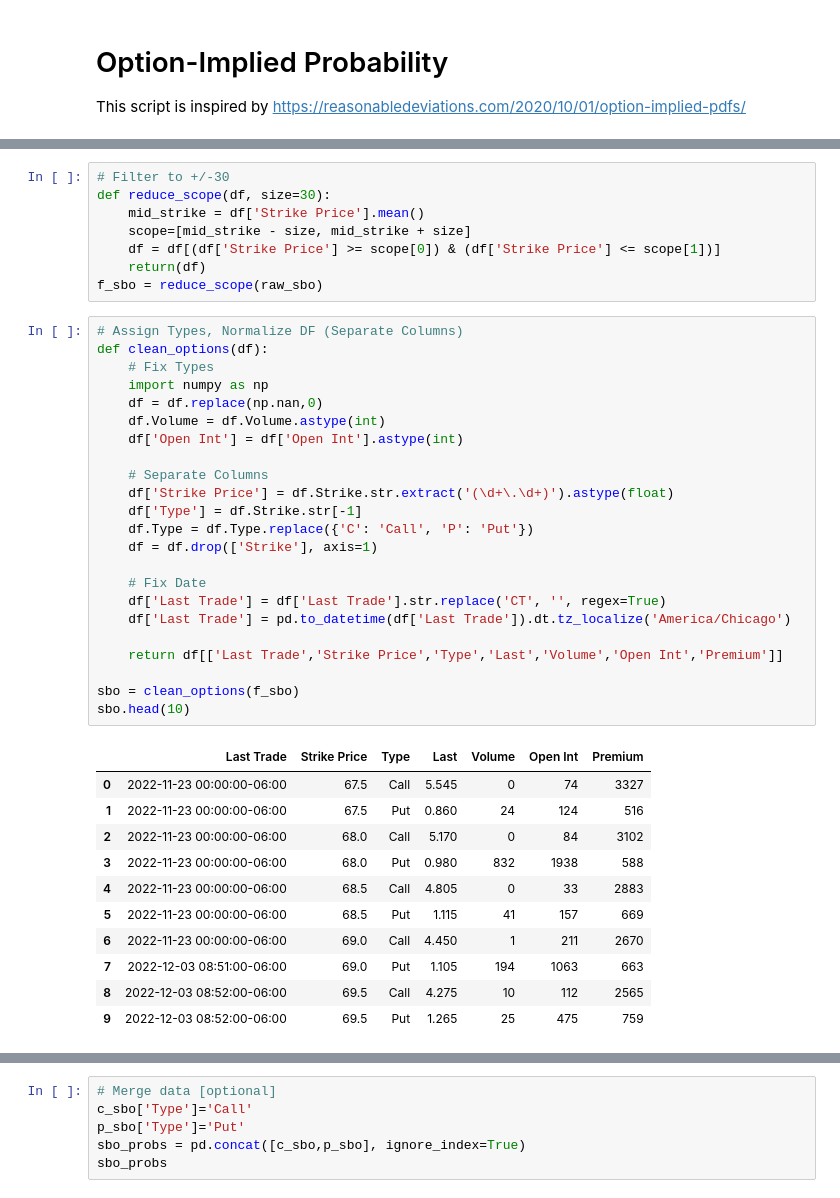
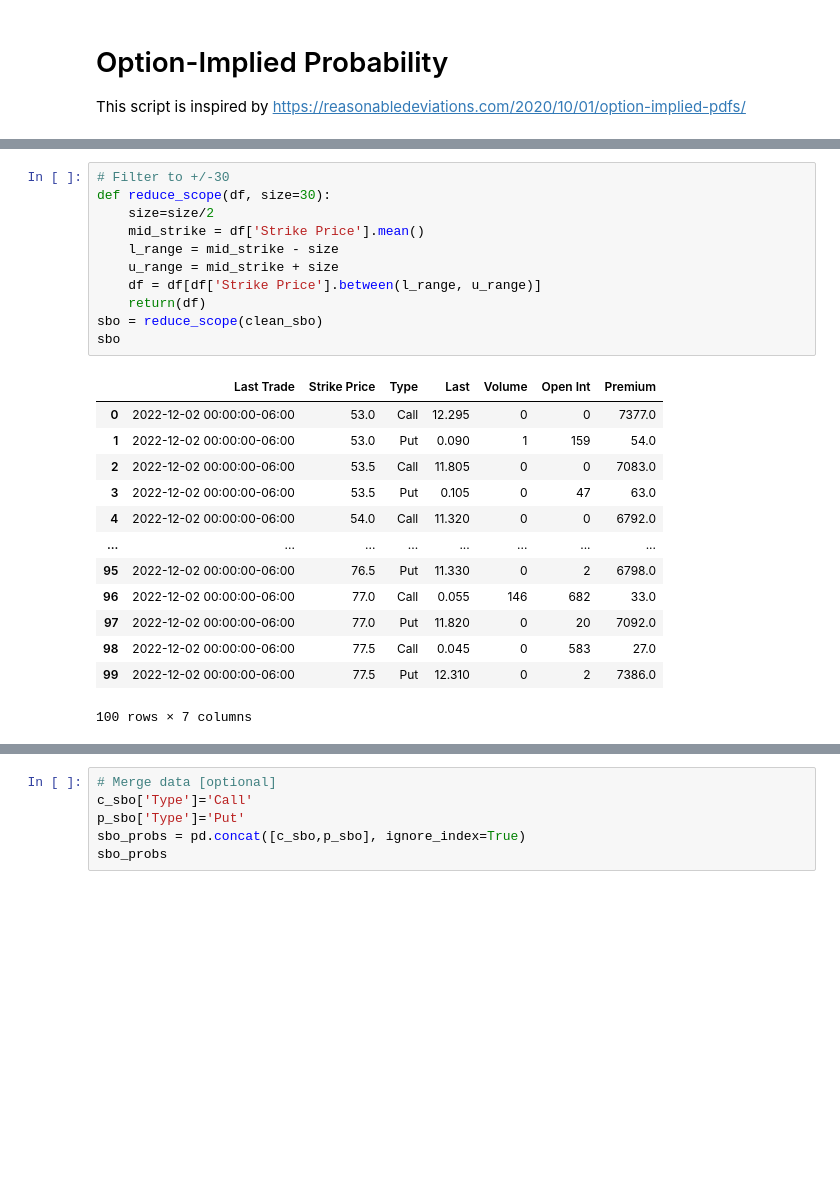
Before and after one commit to mfaldet/Stock-Evaluation, a Jupyter notebook: Option Trading/option_implied_probability.ipynb, the cells around one changed output, grey strips where cells are left out. Cells and saved outputs as stored; diff of their text form; blank space fills up the shorter version.

```diff
--- a/Option Trading/option_implied_probability.ipynb
+++ b/Option Trading/option_implied_probability.ipynb
@@ -14,46 +66,28 @@ FileNotFoundError: [Errno 2] No such file or directory: 'zlf23-options-american-
 # %%
 # Filter to +/-30
 def reduce_scope(df, size=30):
+    size=size/2
     mid_strike = df['Strike Price'].mean()
-    scope=[mid_strike - size, mid_strike + size]
-    df = df[(df['Strike Price'] >= scope[0]) & (df['Strike Price'] <= scope[1])]
+    l_range = mid_strike - size
+    u_range = mid_strike + size
+    df = df[df['Strike Price'].between(l_range, u_range)]
     return(df)
-f_sbo = reduce_scope(raw_sbo)
+sbo = reduce_scope(clean_sbo)
+sbo
+# %% [output]
+|  | Last Trade | Strike Price | Type | Last | Volume | Open Int | Premium |
+| 0 | 2022-12-02 00:00:00-06:00 | 53.0 | Call | 12.295 | 0 | 0 | 7377.0 |
+| 1 | 2022-12-02 00:00:00-06:00 | 53.0 | Put | 0.090 | 1 | 159 | 54.0 |
+| 2 | 2022-12-02 00:00:00-06:00 | 53.5 | Call | 11.805 | 0 | 0 | 7083.0 |
+| 3 | 2022-12-02 00:00:00-06:00 | 53.5 | Put | 0.105 | 0 | 47 | 63.0 |
+| 4 | 2022-12-02 00:00:00-06:00 | 54.0 | Call | 11.320 | 0 | 0 | 6792.0 |
+| ... | ... | ... | ... | ... | ... | ... | ... |
+| 95 | 2022-12-02 00:00:00-06:00 | 76.5 | Put | 11.330 | 0 | 2 | 6798.0 |
+| 96 | 2022-12-02 00:00:00-06:00 | 77.0 | Call | 0.055 | 146 | 682 | 33.0 |
+| 97 | 2022-12-02 00:00:00-06:00 | 77.0 | Put | 11.820 | 0 | 20 | 7092.0 |
+| 98 | 2022-12-02 00:00:00-06:00 | 77.5 | Call | 0.045 | 0 | 583 | 27.0 |
+| 99 | 2022-12-02 00:00:00-06:00 | 77.5 | Put | 12.310 | 0 | 2 | 7386.0 |
+100 rows × 7 columns
-# %%
-# Assign Types, Normalize DF (Separate Columns)
-def clean_options(df):
-    # Fix Types
-    import numpy as np
-    df = df.replace(np.nan,0)
-    df.Volume = df.Volume.astype(int)
-    df['Open Int'] = df['Open Int'].astype(int)
-
-    # Separate Columns
-    df['Strike Price'] = df.Strike.str.extract('(\d+\.\d+)').astype(float)
-    df['Type'] = df.Strike.str[-1]
-    df.Type = df.Type.replace({'C': 'Call', 'P': 'Put'})
-    df = df.drop(['Strike'], axis=1)
-
-    # Fix Date
-    df['Last Trade'] = df['Last Trade'].str.replace('CT', '', regex=True)
-    df['Last Trade'] = pd.to_datetime(df['Last Trade']).dt.tz_localize('America/Chicago')
-
-    return df[['Last Trade','Strike Price','Type','Last','Volume','Open Int','Premium']]
-
-sbo = clean_options(f_sbo)
-sbo.head(10)
-# %% [output]
-|  | Last Trade | Strike Price | Type | Last | Volume | Open Int | Premium |
-| 0 | 2022-11-23 00:00:00-06:00 | 67.5 | Call | 5.545 | 0 | 74 | 3327 |
-| 1 | 2022-11-23 00:00:00-06:00 | 67.5 | Put | 0.860 | 24 | 124 | 516 |
-| 2 | 2022-11-23 00:00:00-06:00 | 68.0 | Call | 5.170 | 0 | 84 | 3102 |
-| 3 | 2022-11-23 00:00:00-06:00 | 68.0 | Put | 0.980 | 832 | 1938 | 588 |
-| 4 | 2022-11-23 00:00:00-06:00 | 68.5 | Call | 4.805 | 0 | 33 | 2883 |
-| 5 | 2022-11-23 00:00:00-06:00 | 68.5 | Put | 1.115 | 41 | 157 | 669 |
-| 6 | 2022-11-23 00:00:00-06:00 | 69.0 | Call | 4.450 | 1 | 211 | 2670 |
-| 7 | 2022-12-03 08:51:00-06:00 | 69.0 | Put | 1.105 | 194 | 1063 | 663 |
-| 8 | 2022-12-03 08:52:00-06:00 | 69.5 | Call | 4.275 | 10 | 112 | 2565 |
-| 9 | 2022-12-03 08:52:00-06:00 | 69.5 | Put | 1.265 | 25 | 475 | 759 |
 # %%
 # Calculate probabilities from strike and price, then visualize p
 def get_probs(df, strikes_name, prices_name, commodity):
```
Also changed, not shown: parts of 3 cells of this notebook.
